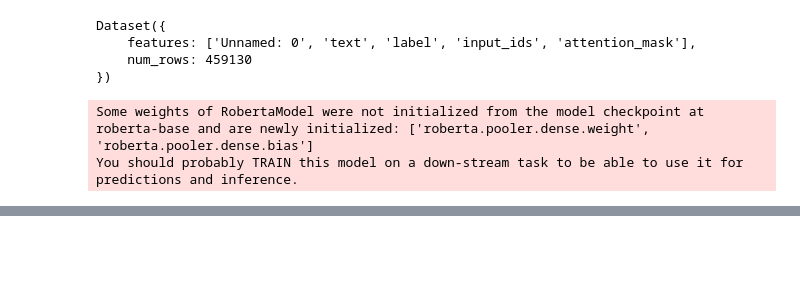
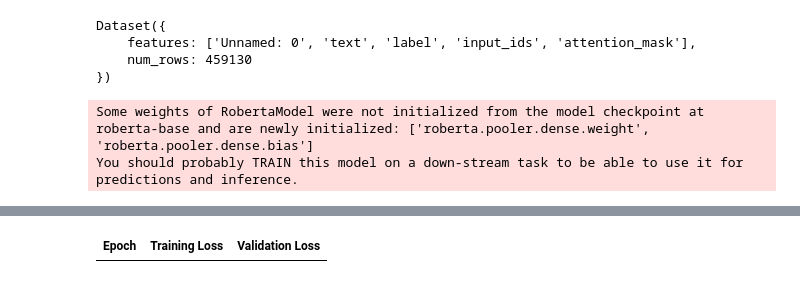
Before and after one commit to bhavya-giri/spoiler-alert, a Jupyter notebook: notebooks/Text Classification.ipynb, the cells around one changed output, grey strips where cells are left out. Cells and saved outputs as stored; diff of their text form; code cells hidden in the pictures; blank space fills up the shorter version.

```diff
--- a/notebooks/Text Classification.ipynb
+++ b/notebooks/Text Classification.ipynb
@@ -71,7 +83,7 @@ Dataset({
     num_rows: 459130
 })
 # %%
-device = "mps"
+device = torch.device("mps")
 model = AutoModel.from_pretrained(model_ckpt).to(device)
 # %% [output]
 Some weights of RobertaModel were not initialized from the model checkpoint at roberta-base and are newly initialized: ['roberta.pooler.dense.weight', 'roberta.pooler.dense.bias']
@@ -100,0 +91,7 @@ The aliases was originally deprecated in NumPy 1.20; for more details and guidan
+# %%
+from transformers import AutoModelForSequenceClassification
+
+num_labels = 2
+model = (AutoModelForSequenceClassification
+         .from_pretrained(model_ckpt, num_labels=num_labels)
+         .to(device))
@@ -100,0 +101,9 @@ The aliases was originally deprecated in NumPy 1.20; for more details and guidan
+# %%
+from sklearn.metrics import accuracy_score, f1_score
+
+def compute_metrics(pred):
+    labels = pred.label_ids
+    preds = pred.predictions.argmax(-1)
+    f1 = f1_score(labels, preds, average="weighted")
+    acc = accuracy_score(labels, preds)
+    return {"accuracy": acc, "f1": f1}
@@ -100,0 +133,27 @@ The aliases was originally deprecated in NumPy 1.20; for more details and guidan
+# %%
+from transformers import Trainer, TrainingArguments
+
+batch_size = 8
+logging_steps = len(train_encoded) // batch_size
+model_name = f"{model_ckpt}-finetuned-imdb-spoilers"
+training_args = TrainingArguments(output_dir=model_name,
+                                  num_train_epochs=2,
+                                  learning_rate=2e-5,
+                                  per_device_train_batch_size=batch_size,
+                                  per_device_eval_batch_size=batch_size,
+                                  weight_decay=0.01,
+                                  evaluation_strategy="epoch",
+                                  disable_tqdm=False,
+                                  logging_steps=logging_steps,
+                                  push_to_hub=True,
+                                  log_level="error")
+# %%
+from transformers import Trainer
+
+trainer = Trainer(model=model, args=training_args,
+                  compute_metrics=compute_metrics,
+                  train_dataset=train_encoded,
+                  eval_dataset=valid_encoded,
+                  tokenizer=tokenizer)
+trainer.train();
+# %% [output]
@@ -100,0 +161 @@ The aliases was originally deprecated in NumPy 1.20; for more details and guidan
+| Epoch | Training Loss | Validation Loss |
```
Also changed, not shown: parts of 10 cells of this notebook, 4 other files.
